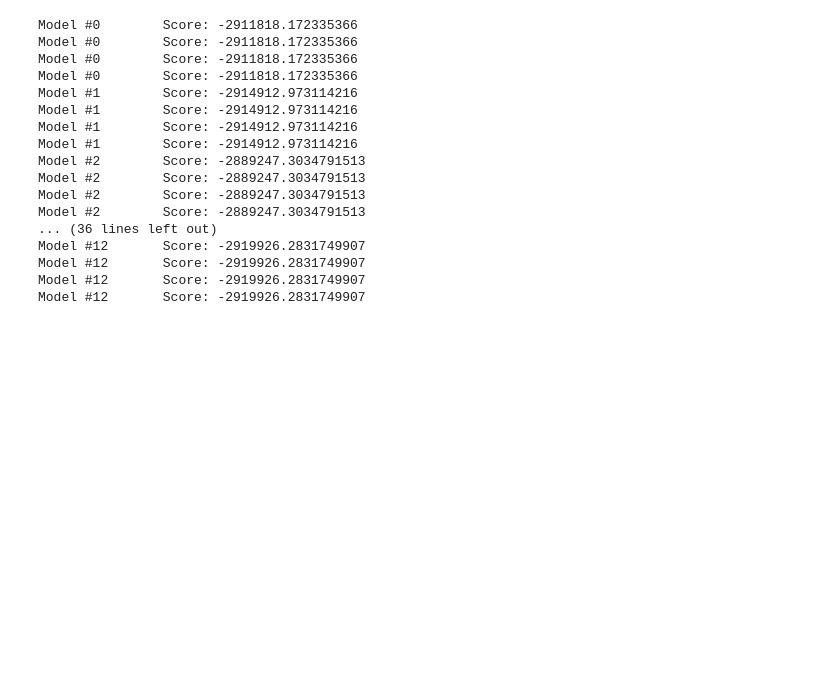
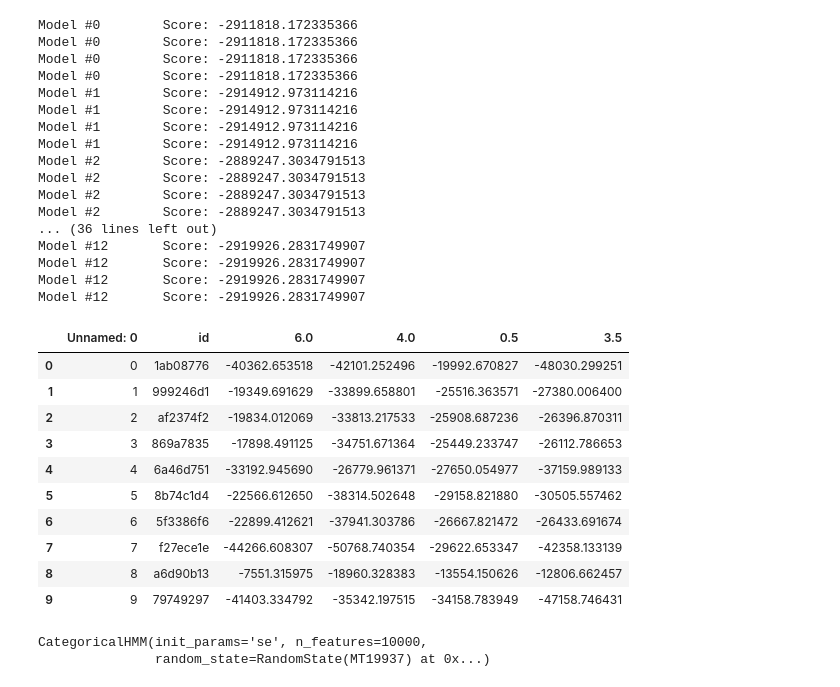
Before and after one commit to chunfortam/Linking-writing-habit-with-score, a Jupyter notebook: notebooks/hmm.ipynb, the cells around one changed output. Cells and saved outputs as stored; diff of their text form; code cells hidden in the pictures; blank space fills up the shorter version.

Commit message:
added function to read each essay and output hmm score

```diff
--- a/notebooks/hmm.ipynb
+++ b/notebooks/hmm.ipynb
@@ -158,4 +196,22 @@ with open("model" + str(best_score) + ".pkl", "wb") as file:
+# %%
+asdf = pd.read_csv("essay_hmm_reult.csv")
+asdf.head(10)
+# %% [output]
+|  | Unnamed: 0 | id | 6.0 | 4.0 | 0.5 | 3.5 |
+| 0 | 0 | 1ab08776 | -40362.653518 | -42101.252496 | -19992.670827 | -48030.299251 |
+| 1 | 1 | 999246d1 | -19349.691629 | -33899.658801 | -25516.363571 | -27380.006400 |
+| 2 | 2 | af2374f2 | -19834.012069 | -33813.217533 | -25908.687236 | -26396.870311 |
+| 3 | 3 | 869a7835 | -17898.491125 | -34751.671364 | -25449.233747 | -26112.786653 |
+| 4 | 4 | 6a46d751 | -33192.945690 | -26779.961371 | -27650.054977 | -37159.989133 |
+| 5 | 5 | 8b74c1d4 | -22566.612650 | -38314.502648 | -29158.821880 | -30505.557462 |
+| 6 | 6 | 5f3386f6 | -22899.412621 | -37941.303786 | -26667.821472 | -26433.691674 |
+| 7 | 7 | f27ece1e | -44266.608307 | -50768.740354 | -29622.653347 | -42358.133139 |
+| 8 | 8 | a6d90b13 | -7551.315975 | -18960.328383 | -13554.150626 | -12806.662457 |
+| 9 | 9 | 79749297 | -41403.334792 | -35342.197515 | -34158.783949 | -47158.746431 |
 # %%
-print("model" + str(best_score) + ".pkl")
-with open("model" + str(best_score) + ".pkl", "rb") as file:
+with open("model/0.5/0.5 model-11845.397847443934.pkl", "rb") as file:
     read_best_model = pickle.load(file)
+    print(read_best_model)
+# %% [output]
+CategoricalHMM(init_params='se', n_features=10000,
+               random_state=RandomState(MT19937) at 0x...)
```
Also changed, not shown: parts of 6 cells of this notebook, 1 other file.
